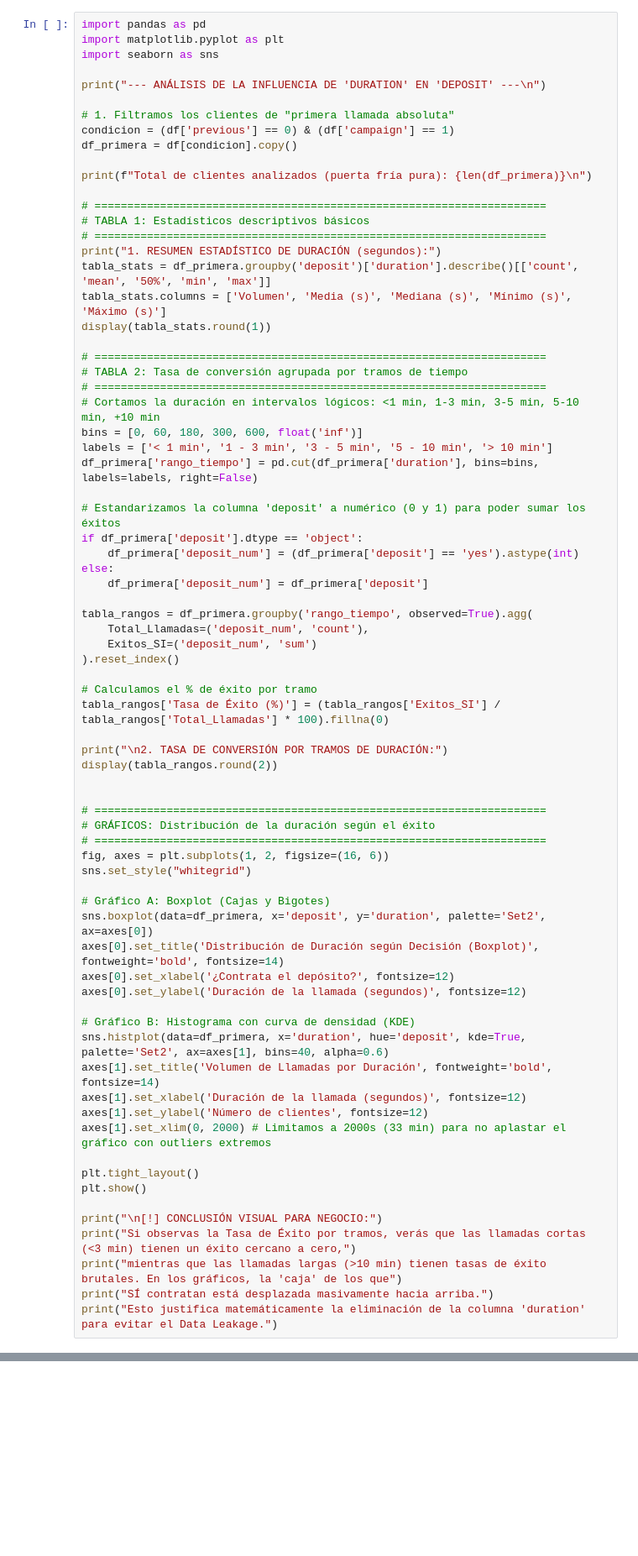
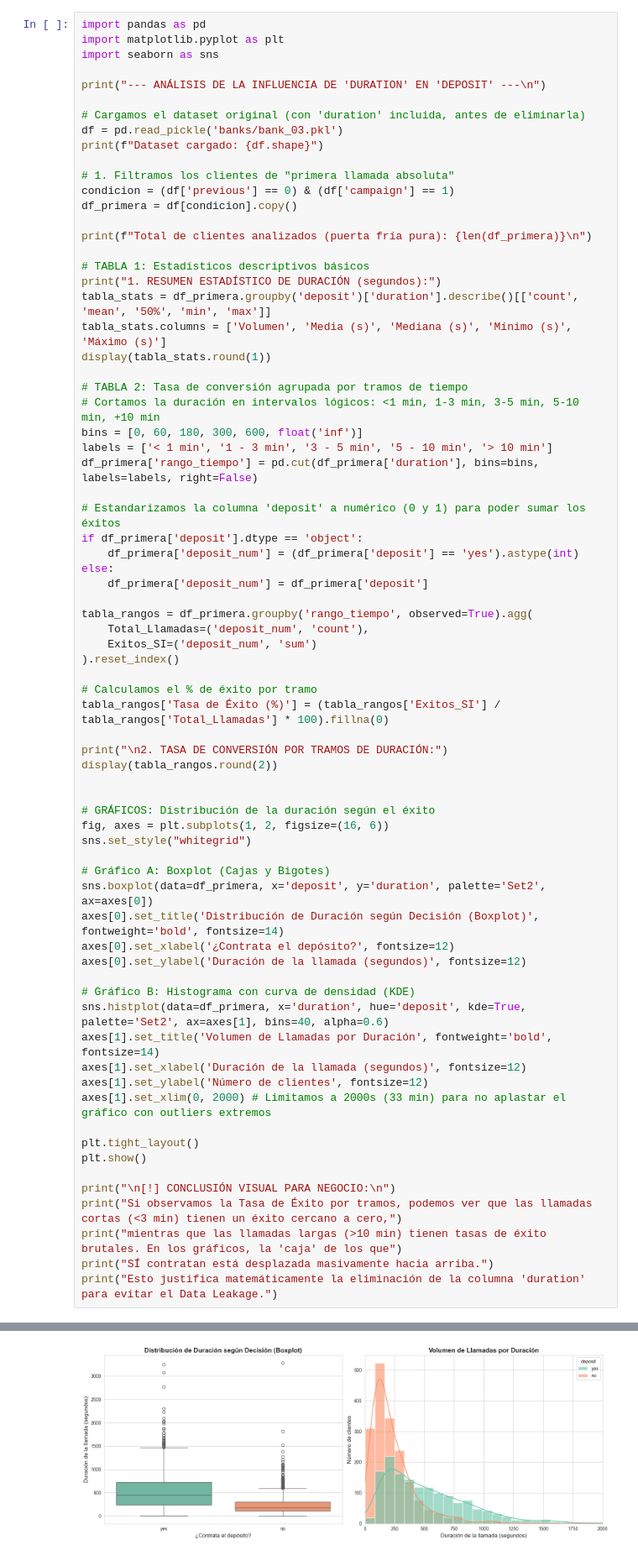
Before and after one commit to jmduroagea/bank-deposit-prediction, a Jupyter notebook: importancia_de_duration.ipynb, the cells around one changed output, grey strips where cells are left out. Shown at 84% size. Cells and saved outputs as stored; diff of their text form; blank space fills up the shorter version.

Commit message:
Terminado el proyecto luego de pequeñas correcciones y aclaraciones para mayor entendimiento

```diff
--- a/importancia_de_duration.ipynb
+++ b/importancia_de_duration.ipynb
@@ -5,23 +11,23 @@ import seaborn as sns
 
 print("--- ANÁLISIS DE LA INFLUENCIA DE 'DURATION' EN 'DEPOSIT' ---\n")
 
+# Cargamos el dataset original (con 'duration' incluida, antes de eliminarla)
+df = pd.read_pickle('banks/bank_03.pkl')
+print(f"Dataset cargado: {df.shape}")
+
 # 1. Filtramos los clientes de "primera llamada absoluta"
 condicion = (df['previous'] == 0) & (df['campaign'] == 1)
 df_primera = df[condicion].copy()
 
 print(f"Total de clientes analizados (puerta fría pura): {len(df_primera)}\n")
 
-# =====================================================================
 # TABLA 1: Estadísticos descriptivos básicos
-# =====================================================================
 print("1. RESUMEN ESTADÍSTICO DE DURACIÓN (segundos):")
 tabla_stats = df_primera.groupby('deposit')['duration'].describe()[['count', 'mean', '50%', 'min', 'max']]
 tabla_stats.columns = ['Volumen', 'Media (s)', 'Mediana (s)', 'Mínimo (s)', 'Máximo (s)']
 display(tabla_stats.round(1))
 
-# =====================================================================
 # TABLA 2: Tasa de conversión agrupada por tramos de tiempo
-# =====================================================================
 # Cortamos la duración en intervalos lógicos: <1 min, 1-3 min, 3-5 min, 5-10 min, +10 min
 bins = [0, 60, 180, 300, 600, float('inf')]
 labels = ['< 1 min', '1 - 3 min', '3 - 5 min', '5 - 10 min', '> 10 min']
@@ -45,9 +51,7 @@ print("\n2. TASA DE CONVERSIÓN POR TRAMOS DE DURACIÓN:")
 display(tabla_rangos.round(2))
 
 
-# =====================================================================
 # GRÁFICOS: Distribución de la duración según el éxito
-# =====================================================================
 fig, axes = plt.subplots(1, 2, figsize=(16, 6))
 sns.set_style("whitegrid")
 
@@ -67,8 +71,9 @@ axes[1].set_xlim(0, 2000) # Limitamos a 2000s (33 min) para no aplastar el gráf
 plt.tight_layout()
 plt.show()
 
-print("\n[!] CONCLUSIÓN VISUAL PARA NEGOCIO:")
-print("Si observas la Tasa de Éxito por tramos, verás que las llamadas cortas (<3 min) tienen un éxito cercano a cero,")
+print("\n[!] CONCLUSIÓN VISUAL PARA NEGOCIO:\n")
+print("Si observamos la Tasa de Éxito por tramos, podemos ver que las llamadas cortas (<3 min) tienen un éxito cercano a cero,")
 print("mientras que las llamadas largas (>10 min) tienen tasas de éxito brutales. En los gráficos, la 'caja' de los que")
 print("SÍ contratan está desplazada masivamente hacia arriba.")
 print("Esto justifica matemáticamente la eliminación de la columna 'duration' para evitar el Data Leakage.")
+# %% [output]
@@ -74,0 +100 @@ print("Esto justifica matemáticamente la eliminación de la columna 'duration'
+[figure, added]
```
Also changed, not shown: parts of 2 cells of this notebook, 3 other files.
